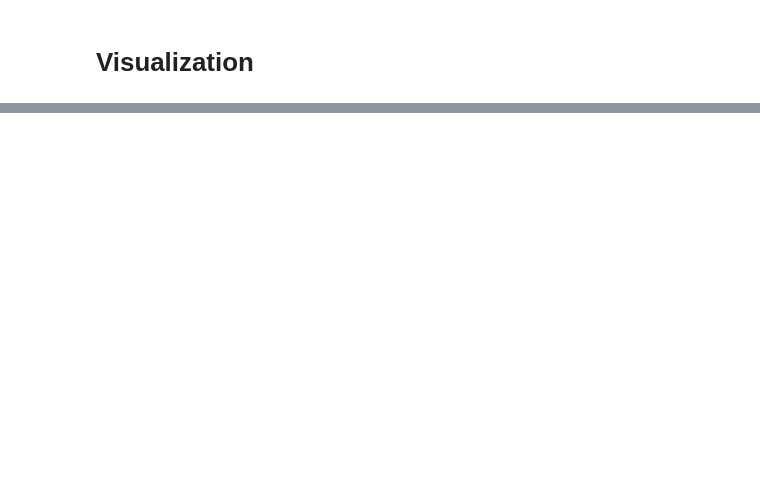
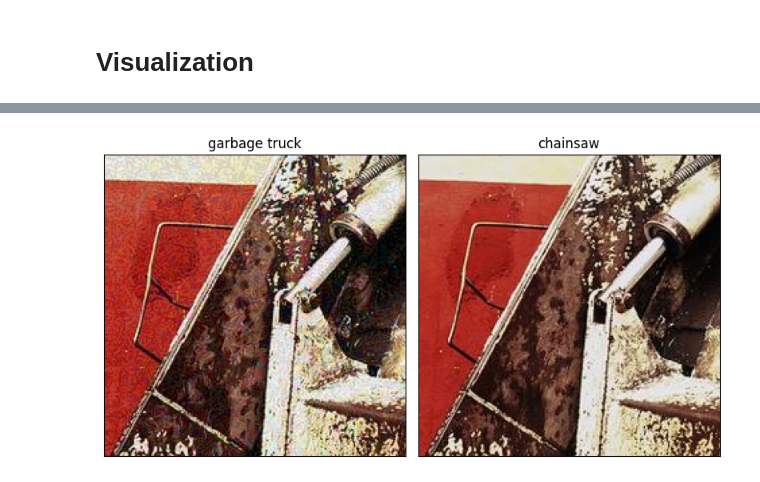
Before and after one commit to iamrajjoshi/adversarial_attacks, a Jupyter notebook: Visualization.ipynb, the cells around one changed output, grey strips where cells are left out. Cells and saved outputs as stored; diff of their text form; code cells hidden in the pictures; blank space fills up the shorter version.

```diff
--- a/Visualization.ipynb
+++ b/Visualization.ipynb
@@ -56,0 +57,28 @@ plt.show()
+# %%
+imagenette_labels = ["tench", "English springer", "cassette player", "chainsaw", "church", "French horn", "garbage truck", "gas pump", "golf ball", "parachute"]
+# %%
+orig,adv,orig_ex,adv_ex = fgsm_examples_imagenette[1][2]
+
+plt.figure(figsize=(8,16))
+
+plt.subplot(1,2,1)
+plt.xticks([], [])
+plt.yticks([], [])
+
+
+plt.title("{}".format(imagenette_labels[orig]))
+orig_ex = orig_ex.transpose(1,2,0)
+plt.imshow(orig_ex)
+
+plt.subplot(1,2,2)
+plt.xticks([], [])
+plt.yticks([], [])
+
+plt.title("{}".format(imagenette_labels[adv]))
+adv_ex = adv_ex.transpose(1,2,0)
+plt.imshow(adv_ex)
+
+plt.tight_layout()
+plt.show()
+# %% [output]
+[figure, added]
```
Also changed, not shown: parts of 8 cells of this notebook.
